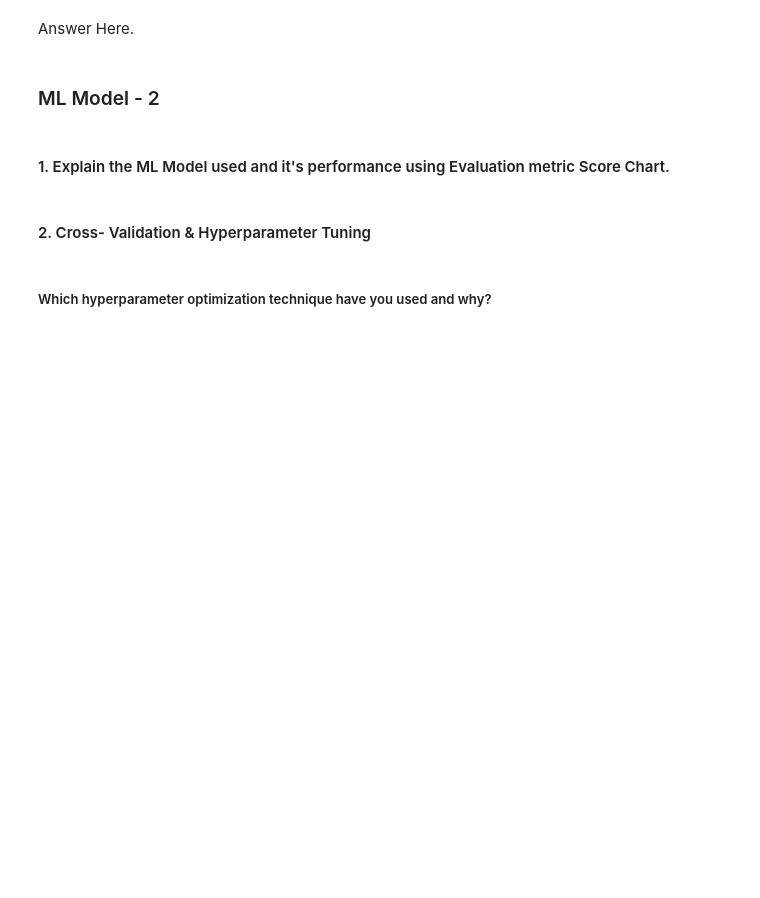
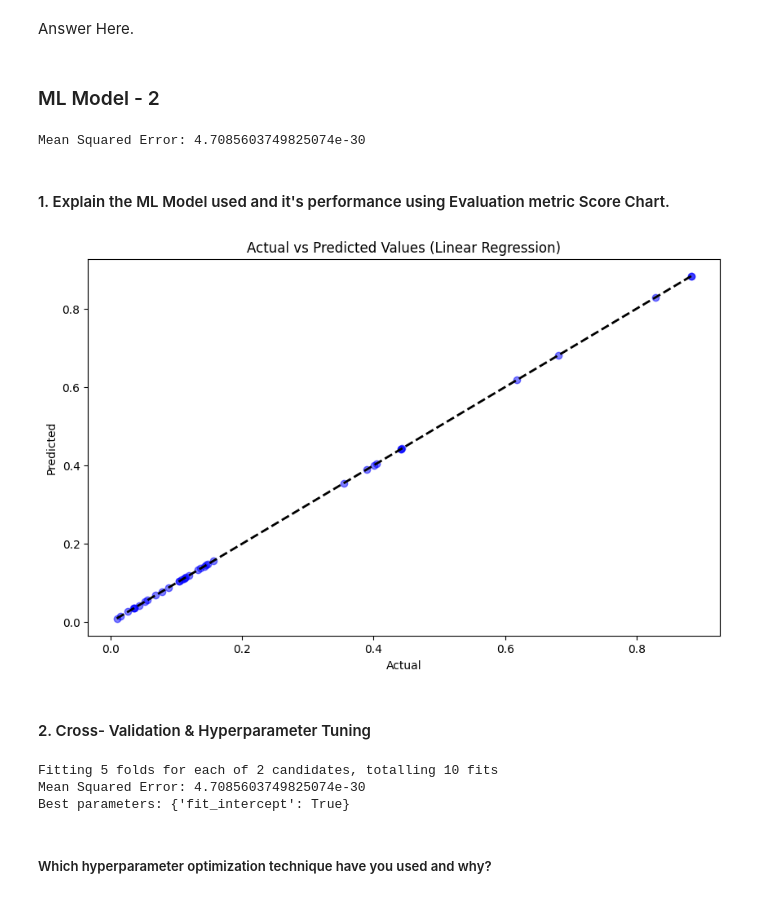
Before and after one commit to deveshsharma09/Yes-Bank-Stock-Closing-Price-Prediction, a Jupyter notebook: Yes_Bank_Stock_Closing_Price_Prediction.ipynb, the cells around one changed output. Drawn from its saved outputs; the diff is of its cells as text; code cells hidden in the pictures; blank space fills up the shorter version.

```diff
--- a/Yes_Bank_Stock_Closing_Price_Prediction.ipynb
+++ b/Yes_Bank_Stock_Closing_Price_Prediction.ipynb
@@ -1519,5 +1697,29 @@ Answer Here.
 Answer Here.
 # %% [markdown]
 ### ML Model - 2
+# %%
+from sklearn.linear_model import LinearRegression
+from sklearn.metrics import mean_squared_error
+
+# Assuming 'X_train', 'y_train', and 'X_test' are your training features, training labels, and test features respectively
+
+# Convert datetime columns to numeric or drop them
+X_train_numeric = X_train.select_dtypes(include=['number'])  # Select numeric columns only
+X_test_numeric = X_test.select_dtypes(include=['number'])
+
+# Initialize the Linear Regression model
+linear_reg = LinearRegression()
+
+# Fit the model to the training data
+linear_reg.fit(X_train_numeric, y_train)
+
+# Predict on the test data
+y_pred = linear_reg.predict(X_test_numeric)
+
+# Evaluate the performance of the regression model
+mse_linear_reg = mean_squared_error(y_test, y_pred)
+print("Mean Squared Error:", mse_linear_reg)
+# %% [output]
+Mean Squared Error: 4.7085603749825074e-30
 # %% [markdown]
 #### 1. Explain the ML Model used and it's performance using Evaluation metric Score Chart.
@@ -1526,2 +1726,17 @@ Answer Here.
+# %%
+# Visualizing evaluation Metric Score chart
+
+import matplotlib.pyplot as plt
+
+# Plot actual vs predicted values
+plt.figure(figsize=(10, 6))
+plt.scatter(y_test, y_pred, color='blue', alpha=0.5)
+plt.plot([y_test.min(), y_test.max()], [y_test.min(), y_test.max()], 'k--', lw=2)
+plt.xlabel('Actual')
+plt.ylabel('Predicted')
+plt.title('Actual vs Predicted Values (Linear Regression)')
+plt.show()
+# %% [output]
+[figure, added]
 # %% [markdown]
 #### 2. Cross- Validation & Hyperparameter Tuning
@@ -1534,3 +1743,43 @@ Answer Here.
+# %%
+# ML Model - 1 Implementation with hyperparameter optimization techniques (i.e., GridSearch CV, RandomSearch CV, Bayesian Optimization etc.)
+
+# Fit the Algorithm
+
+# Predict on the model
+
+from sklearn.model_selection import RandomizedSearchCV
+from sklearn.linear_model import LinearRegression
+from sklearn.metrics import mean_squared_error
+from sklearn.model_selection import train_test_split
+import numpy as np
+
+# Assuming X_train and y_train are your training features and labels respectively
+# Assuming X_test is your test features
+
+# Define the hyperparameter search space
+param_grid = {
+    'fit_intercept': [True, False]
+}
+
+# Initialize RandomizedSearchCV
+random_search = RandomizedSearchCV(LinearRegression(), param_distributions=param_grid, n_iter=2, cv=5, scoring='neg_mean_squared_error', verbose=1, random_state=42)
+
+# Fit the model to the training data
+random_search.fit(X_train, y_train)
+
+# Predict on the test data
+y_pred = random_search.best_estimator_.predict(X_test)
+
+# Evaluate the model
+mse = mean_squared_error(y_test, y_pred)
+print("Mean Squared Error:", mse)
+
+# Best parameters found by RandomizedSearchCV
+print("Best parameters:", random_search.best_params_)
+# %% [output]
+Fitting 5 folds for each of 2 candidates, totalling 10 fits
+Mean Squared Error: 4.7085603749825074e-30
+Best parameters: {'fit_intercept': True}
 # %% [markdown]
 ##### Which hyperparameter optimization technique have you used and why?
 # %% [markdown]
```
Also changed, not shown: parts of 50 cells of this notebook.
